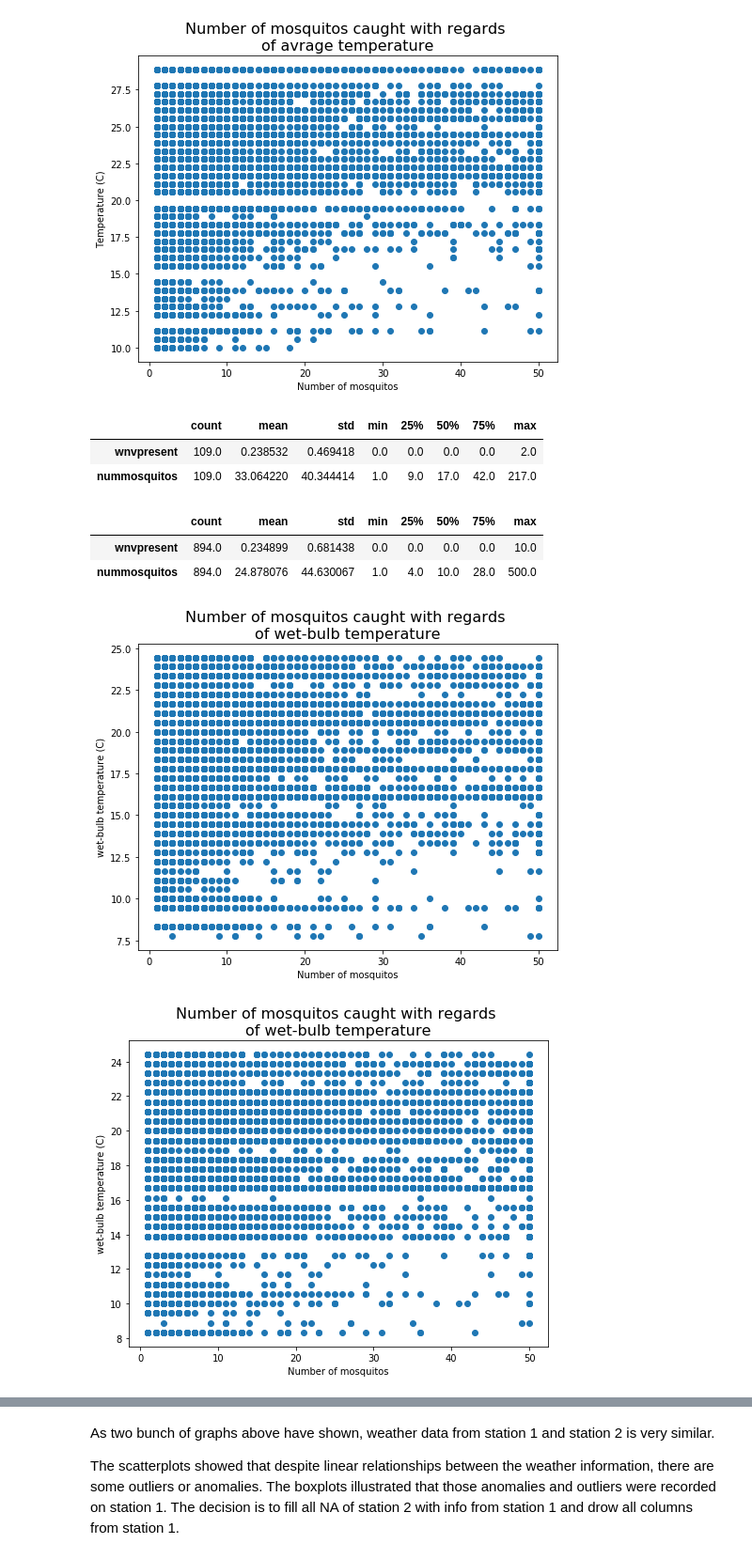
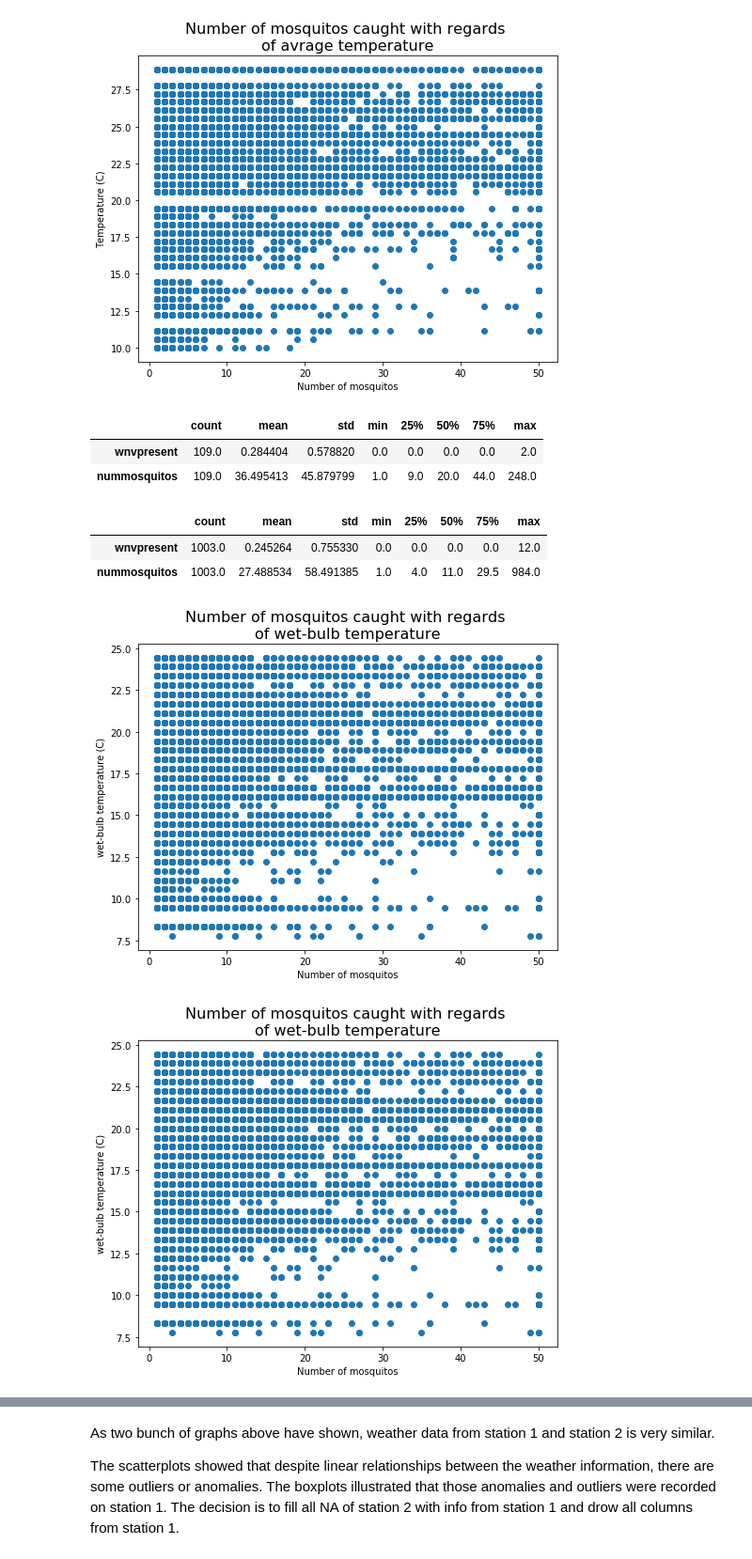
Before and after one commit to DSI-14-P4-BARJ/Project_4_West_Nile_Virus_Prediction, a Jupyter notebook: code/Project_4_West_Nile_Virus_Prediction.ipynb, the cells around one changed output, grey strips where cells are left out. Shown at 94% size. Drawn from its saved outputs; the diff is of its cells as text; code cells hidden in the pictures.

Commit message:
baseline with all member's code merged and data cleaning done

```diff
--- a/code/Project_4_West_Nile_Virus_Prediction.ipynb
+++ b/code/Project_4_West_Nile_Virus_Prediction.ipynb
@@ -380,3 +341,6 @@ df_weather.head()
 # Masking weather data by station
 df_weather_st1 = df_weather[df_weather['station']==1]
 df_weather_st2 = df_weather[df_weather['station']==2]
+# Resetting indices
+df_weather_st1.reset_index(inplace=True,drop=True)
+df_weather_st2.reset_index(inplace=True,drop=True)
@@ -446,0 +467,8 @@ NameError: name 'scatter' is not defined
+# %%
+# Filling NA in station 1 with info from station 2
+df_weather_st1.loc[:,'wetbulb'].fillna(df_weather_st2['wetbulb'],inplace=True)
+df_weather_st1.loc[:,'stnpressure'].fillna(df_weather_st2['stnpressure'],inplace=True)
+df_weather_st1.loc[:,'sealevel'].fillna(df_weather_st2['sealevel'],inplace=True)
+# row with index 1205 don't have value in both stations.
+# It will be filled with info from the next day
+df_weather_st1.loc[:,'stnpressure'].fillna(29.42,inplace=True);
@@ -691,6 +914,6 @@ plt.hist(data=df_train,x='nummosquitos');
 # %%
 # Merging weather and train df
-main_df = pd.merge(df_train_spray,weather_df,on='date')
+main_df = pd.merge(df_train_spray,df_weather_st1,on=['date','day','month','year'])
 main_df.head()
 # %% [output]
 |  | date | address | species | block | street | trap | addressnumberandstreet | latitude | longitude | ... |
@@ -703,3 +925,0 @@ main_df.head()
-# %%
-# Creating new column with years
-main_df['year'] = main_df.date.map(lambda x: x.year)
@@ -929,33 +1120,33 @@ grouped_spray = spray_traps.groupby(['date','trap'])[['wnvpresent','nummosquitos
 grouped_spray[['wnvpresent','nummosquitos']].describe().T
 # %% [output]
 |  | count | mean | std | min | 25% | 50% | 75% | max |
-| wnvpresent | 109.0 | 0.238532 | 0.469418 | 0.0 | 0.0 | 0.0 | 0.0 | 2.0 |
-| nummosquitos | 109.0 | 33.064220 | 40.344414 | 1.0 | 9.0 | 17.0 | 42.0 | 217.0 |
+| wnvpresent | 109.0 | 0.284404 | 0.578820 | 0.0 | 0.0 | 0.0 | 0.0 | 2.0 |
+| nummosquitos | 109.0 | 36.495413 | 45.879799 | 1.0 | 9.0 | 20.0 | 44.0 | 248.0 |
 # %%
 # Number of mosq caught with spray not applied
 grouped_no_spray = spray_other_location.groupby(['date','trap'])[['wnvpresent','nummosquitos']].sum()
 grouped_no_spray[['wnvpresent','nummosquitos']].describe().T
 # %% [output]
 |  | count | mean | std | min | 25% | 50% | 75% | max |
-| wnvpresent | 894.0 | 0.234899 | 0.681438 | 0.0 | 0.0 | 0.0 | 0.0 | 10.0 |
-| nummosquitos | 894.0 | 24.878076 | 44.630067 | 1.0 | 4.0 | 10.0 | 28.0 | 500.0 |
+| wnvpresent | 1003.0 | 0.245264 | 0.755330 | 0.0 | 0.0 | 0.0 | 0.0 | 12.0 |
+| nummosquitos | 1003.0 | 27.488534 | 58.491385 | 1.0 | 4.0 | 11.0 | 29.5 | 984.0 |
 # %%
 # Plotting distribution the number of mosquitoes with regards to wet bulb from station 1
 fig=plt.figure(figsize=(8,6))
-plt.scatter(main_df['nummosquitos'],main_df['wetbulb_x'])
+plt.scatter(main_df['nummosquitos'],main_df['wetbulb'])
 plt.title('Number of mosquitos caught with regards \nof wet-bulb temperature',fontsize=16)
 plt.xlabel('Number of mosquitos')
 plt.ylabel('wet-bulb temperature (C)');
 # %% [output]
-[figure, old version]
+[figure, new version]
 # %%
 # Plotting the same graph but taken information of wet bulb from station 2
 fig=plt.figure(figsize=(8,6))
-plt.scatter(main_df['nummosquitos'],main_df['wetbulb_y'])
+plt.scatter(main_df['nummosquitos'],main_df['wetbulb'])
 plt.title('Number of mosquitos caught with regards \nof wet-bulb temperature',fontsize=16)
 plt.xlabel('Number of mosquitos')
 plt.ylabel('wet-bulb temperature (C)');
 # The scatterplots showen that the information from station 1 is incomplete,
 # let's explore the information from station 1 and station 2
 # %% [output]
-[figure, old version]
+[figure, new version]
```
Also changed, not shown: parts of 56 cells of this notebook.
